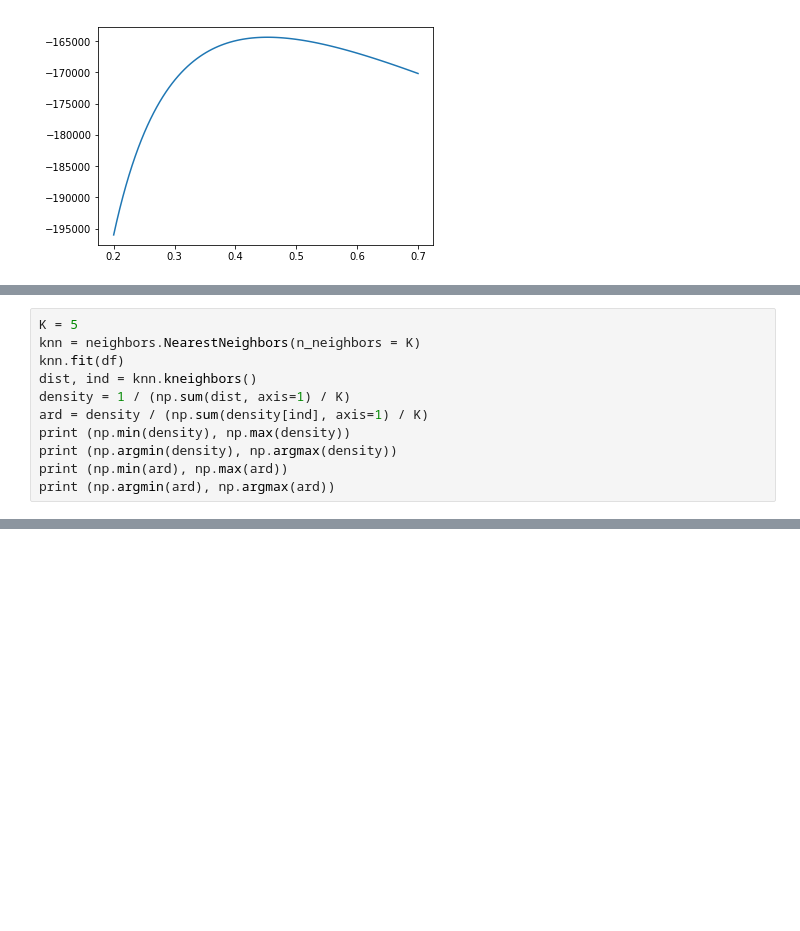
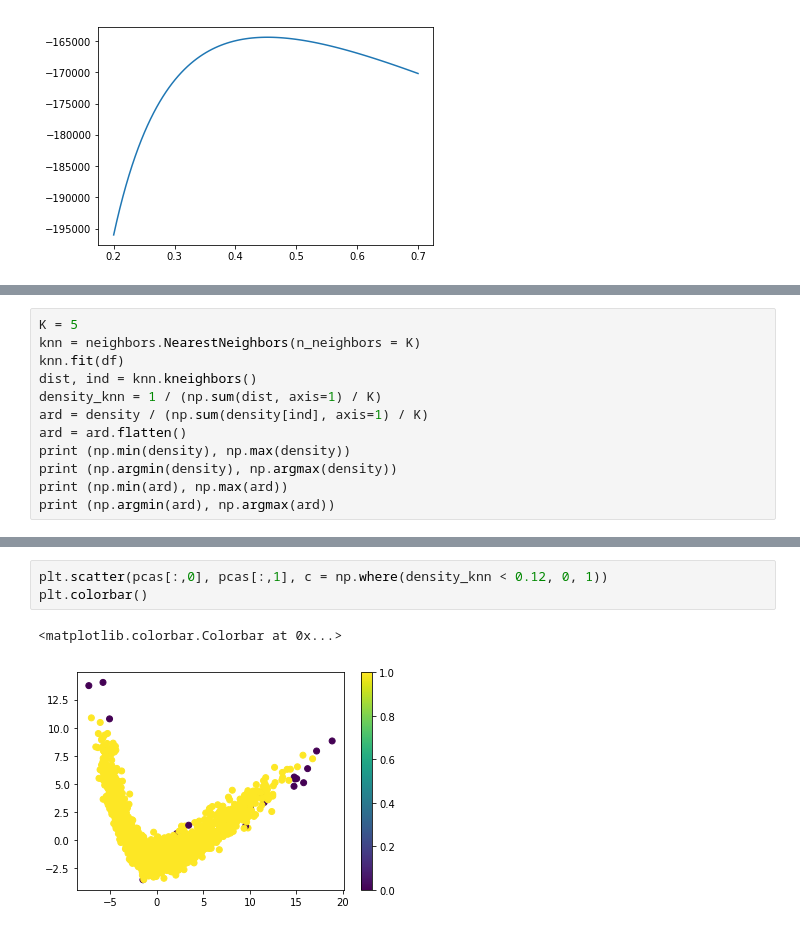
Before and after one commit to ShawnHouCHN/Introduction-to-Machine-Learning-and-Data-Mining-E17, a Jupyter notebook: Project3/Outliers.ipynb, the cells around one changed output, grey strips where cells are left out. Cells and saved outputs as stored; diff of their text form; blank space fills up the shorter version.

```diff
--- a/Project3/Outliers.ipynb
+++ b/Project3/Outliers.ipynb
@@ -51,8 +62,9 @@ K = 5
 knn = neighbors.NearestNeighbors(n_neighbors = K)
 knn.fit(df)
 dist, ind = knn.kneighbors()
-density = 1 / (np.sum(dist, axis=1) / K)
+density_knn = 1 / (np.sum(dist, axis=1) / K)
 ard = density / (np.sum(density[ind], axis=1) / K)
+ard = ard.flatten()
 print (np.min(density), np.max(density))
 print (np.argmin(density), np.argmax(density))
 print (np.min(ard), np.max(ard))
@@ -86,0 +101,6 @@ for i in range(len(df)):
+# %%
+plt.scatter(pcas[:,0], pcas[:,1], c = np.where(density_knn < 0.12, 0, 1))
+plt.colorbar()
+# %% [output]
+<matplotlib.colorbar.Colorbar at 0x...>
+[figure, added]
```
Also changed, not shown: parts of 8 cells of this notebook.
